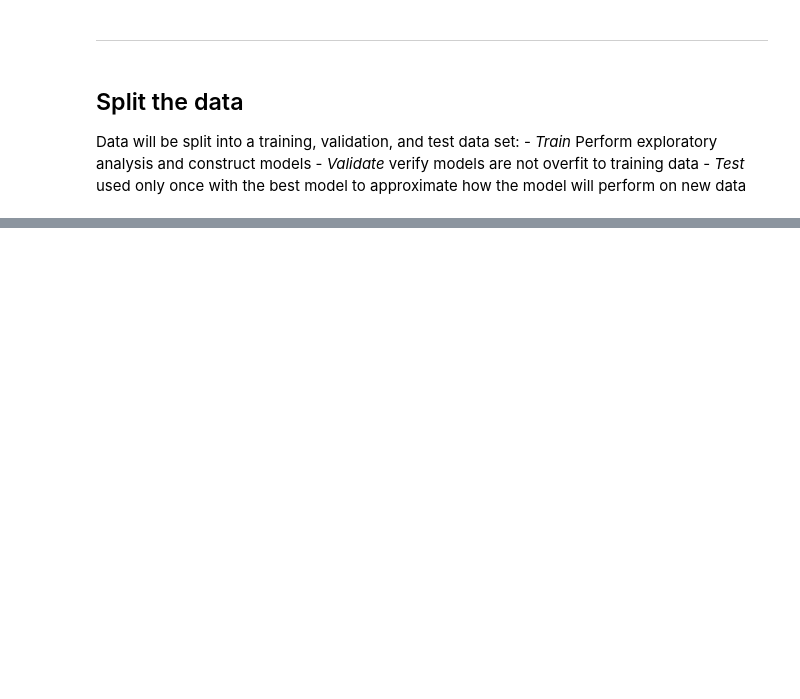
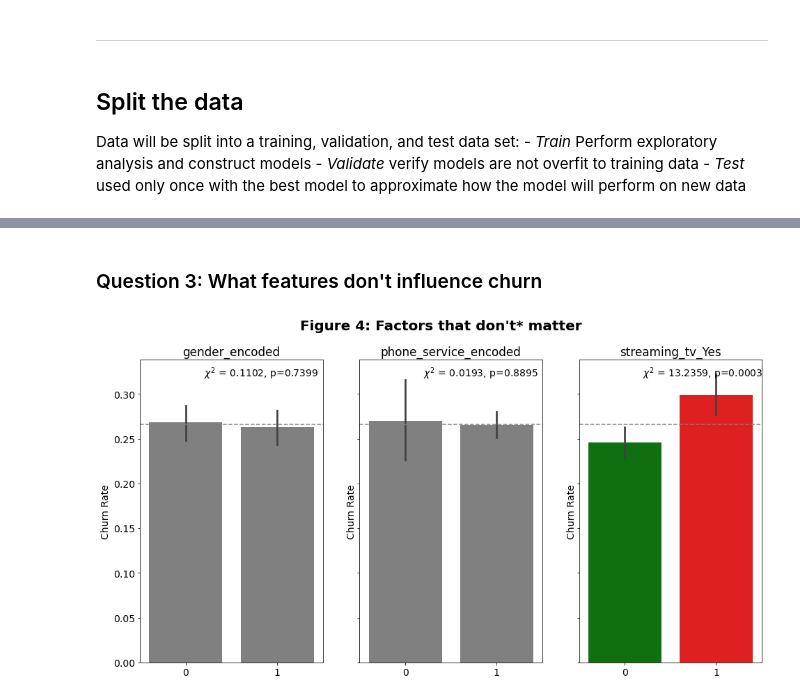
Before and after one commit to Jared-Godar/classification-project, a Jupyter notebook: telco_project_report.ipynb, the cells around one changed output, grey strips where cells are left out. Drawn from its saved outputs; the diff is of its cells as text; code cells hidden in the pictures; blank space fills up the shorter version.

```diff
--- a/telco_project_report.ipynb
+++ b/telco_project_report.ipynb
@@ -99,0 +206,26 @@ telco_train, telco_validate, telco_test=telco_prepare.split_telco(telco_df)
+# %% [markdown]
+### Question 3: What features don't influence churn
+# %%
+features = ['gender_encoded','phone_service_encoded', 'streaming_tv_Yes']
+
+colors =['gray', 'gray']
+colors2=['red', 'green']
+chi2c = [.1102, .0193, 13.2359]
+pc = [0.7399, 0.8895, 0.0003]
+
+
+
+fig, ax = plt.subplots(nrows=1, ncols=3, figsize=(16, 8), sharey=True)
+fig.suptitle("Figure 4: Factors that don't* matter", fontsize=20, fontweight='bold')
+for i, feature in enumerate(features):
+    if i == 2:
+        colors=['green', 'red']
+    sns.barplot(feature, 'churn_encoded', data=telco_train, ax=ax[i], palette=colors)
+    ax[i].text(x = 0.2, y=.32, s=f'$\chi^2$ = {chi2c[i]}, p={pc[i]:.4f}')
+
+    ax[i].set_xlabel('')
+    ax[i].set_ylabel('Churn Rate')
+    ax[i].set_title(feature)
+    ax[i].axhline(churn_rate, ls='--', color='grey')
+# %% [output]
+[figure, added]
```
Also changed, not shown: parts of 76 cells of this notebook, 2 other files.
